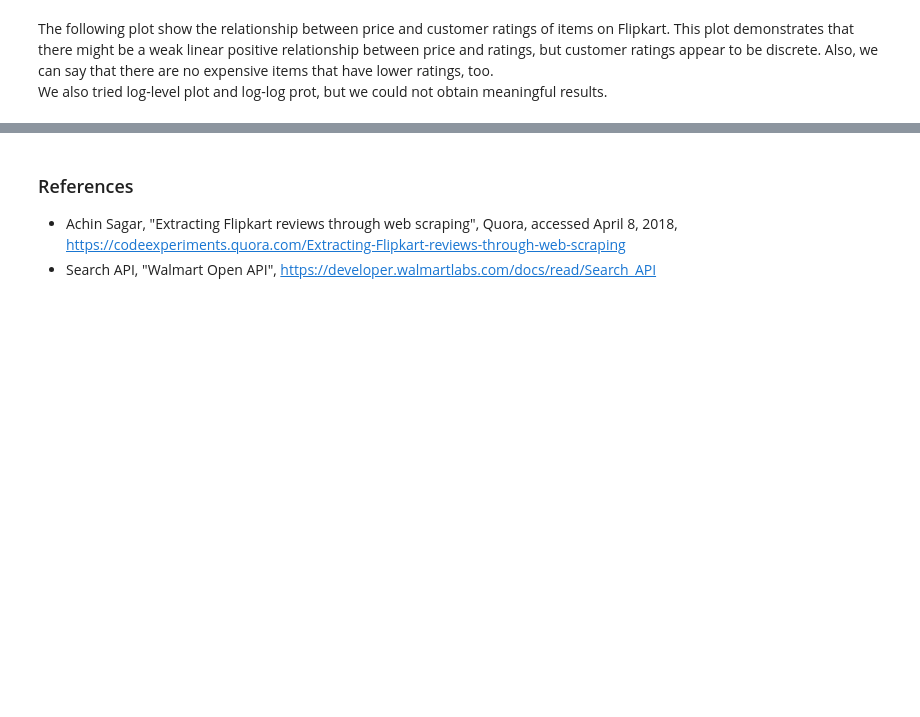
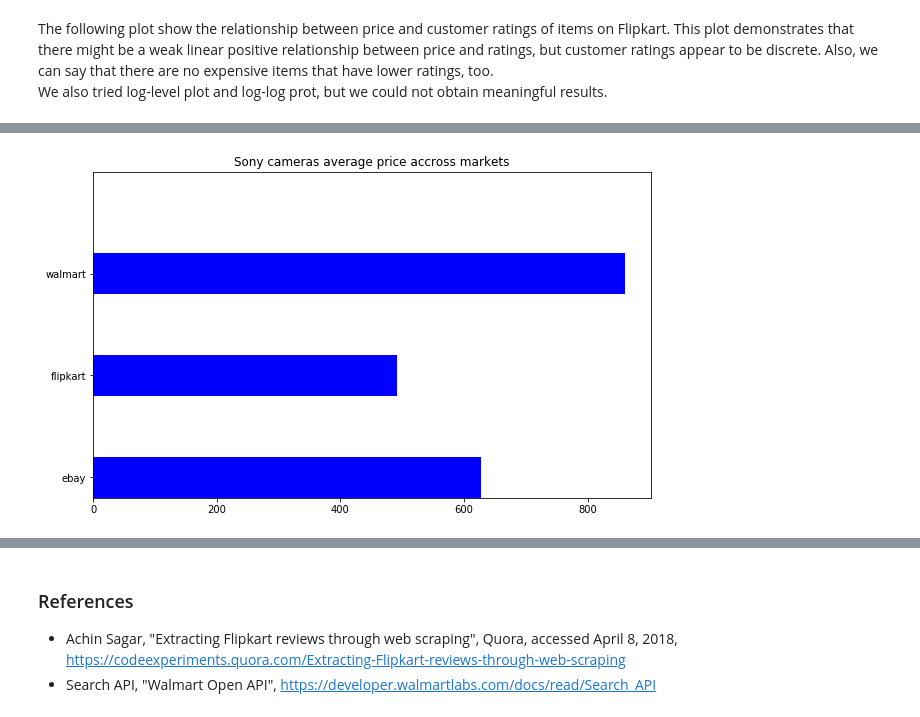
Before and after one commit to hika113/group16, a Jupyter notebook: Final_report_rev2.ipynb, the cells around one changed output, grey strips where cells are left out. Drawn from its saved outputs; the diff is of its cells as text; code cells hidden in the pictures; blank space fills up the shorter version.

```diff
--- a/Final_report_rev2.ipynb
+++ b/Final_report_rev2.ipynb
@@ -569,0 +611,11 @@ Next, we explored the merged data.
+# %%
+df = pd.DataFrame(dict(graph=['ebay', 'flipkart', 'walmart'],price=[sony_ebay_mean, sony_flipkart_mean, sony_walmart_mean]))
+i = np.arange(len(df))
+width = 0.4
+fig, ax = plt.subplots()
+ax.barh(i, df.price, width, color='blue')
+ax.set(yticks=i, yticklabels=df.graph, ylim=[2*width - 1, len(df)])
+plt.title("Sony cameras average price accross markets")
+plt.show()
+# %% [output]
+[figure, added]
```
Also changed, not shown: parts of 31 cells of this notebook.
